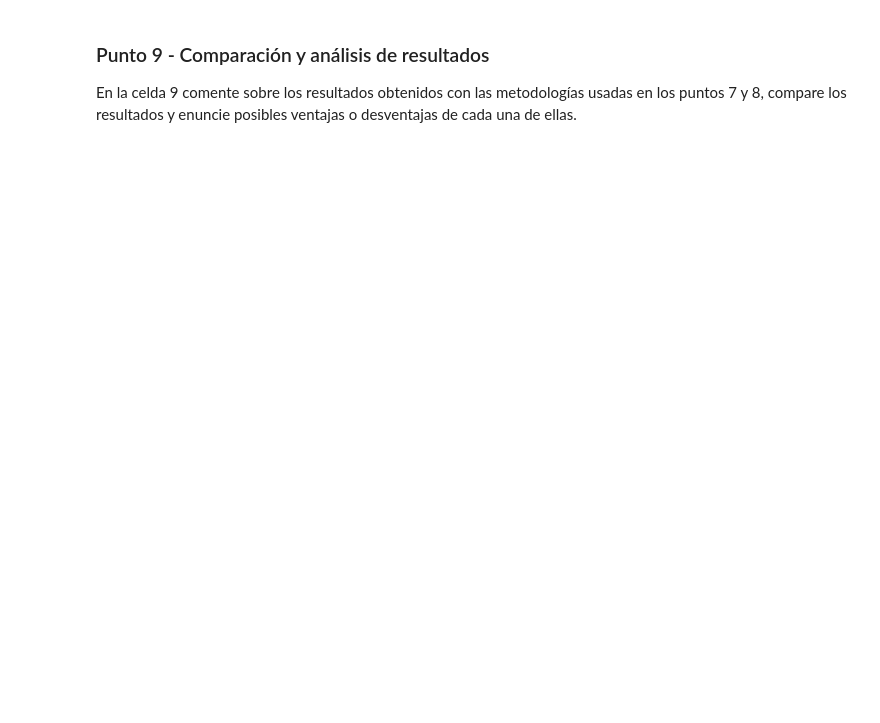
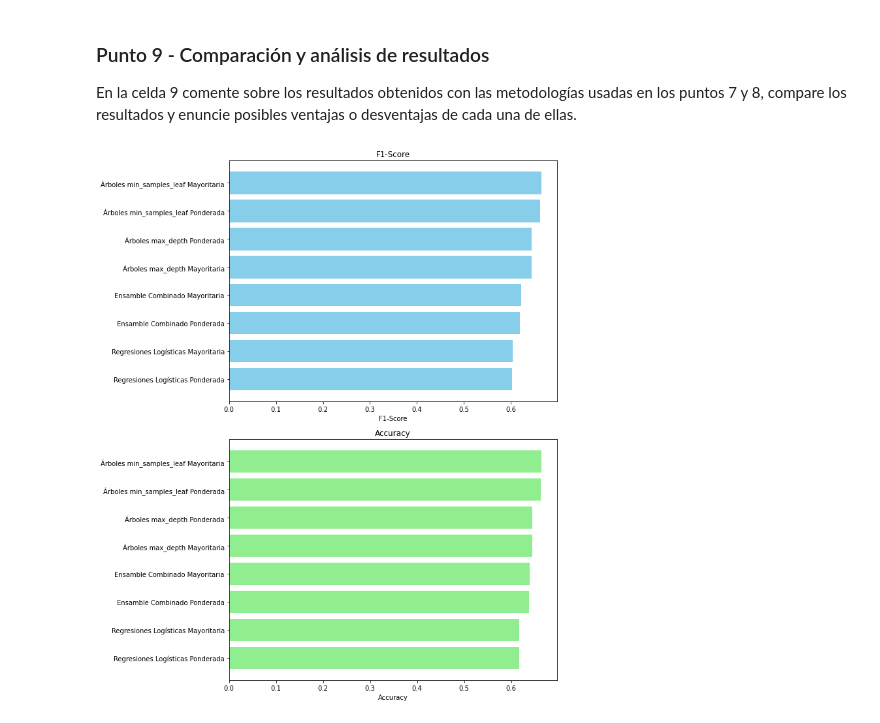
Before and after one commit to fcAlvarez10/MIAD_ML_NLP_2023, a Jupyter notebook: Semana 1/S1TC1_arboles_ensamblajes.ipynb, the cells around one changed output. Drawn from its saved outputs; the diff is of its cells as text; code cells hidden in the pictures; blank space fills up the shorter version.

```diff
--- a/Semana 1/S1TC1_arboles_ensamblajes.ipynb
+++ b/Semana 1/S1TC1_arboles_ensamblajes.ipynb
@@ -462,0 +492,31 @@ En la celda 9 comente sobre los resultados obtenidos con las metodologías usada
+# %%
+# Celda
+
+f1_scores = [0.6449, 0.6649, 0.6037, 0.6219, 0.6449, 0.6631, 0.6032, 0.6199]
+accuracy_scores = [0.6453, 0.6640, 0.6167, 0.6393, 0.6453, 0.6633, 0.6167, 0.6387]
+labels = ['Árboles max_depth Mayoritaria', 'Árboles min_samples_leaf Mayoritaria',
+          'Regresiones Logísticas Mayoritaria', 'Ensamble Combinado Mayoritaria',
+          'Árboles max_depth Ponderada', 'Árboles min_samples_leaf Ponderada',
+          'Regresiones Logísticas Ponderada', 'Ensamble Combinado Ponderada']
+fig, ax = plt.subplots(2, 1, figsize=(10, 12))
+
+# F1-Score ordenado
+sorted_indices_f1 = np.argsort(f1_scores)
+labels_sorted_f1 = np.array(labels)[sorted_indices_f1]
+f1_scores_sorted = np.array(f1_scores)[sorted_indices_f1]
+
+ax[0].barh(labels_sorted_f1, f1_scores_sorted, color='skyblue')
+ax[0].set_title('F1-Score')
+ax[0].set_xlabel('F1-Score')
+
+# Accuracy ordenado según el orden de F1-Score
+accuracy_scores_sorted_f1 = np.array(accuracy_scores)[sorted_indices_f1]
+
+ax[1].barh(labels_sorted_f1, accuracy_scores_sorted_f1, color='lightgreen')
+ax[1].set_title('Accuracy')
+ax[1].set_xlabel('Accuracy')
+
+plt.tight_layout()
+plt.show()
+# %% [output]
+[figure, added]
```
Also changed, not shown: parts of 7 cells of this notebook.
